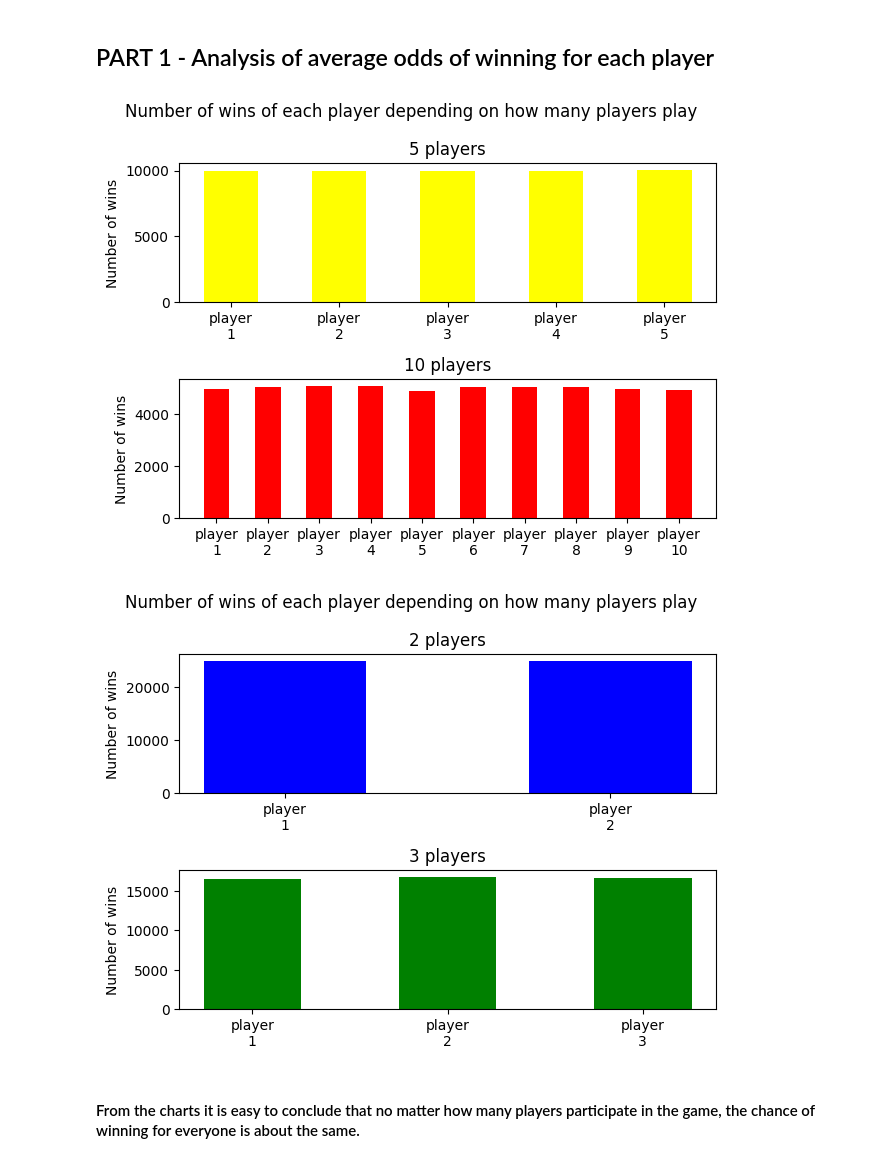
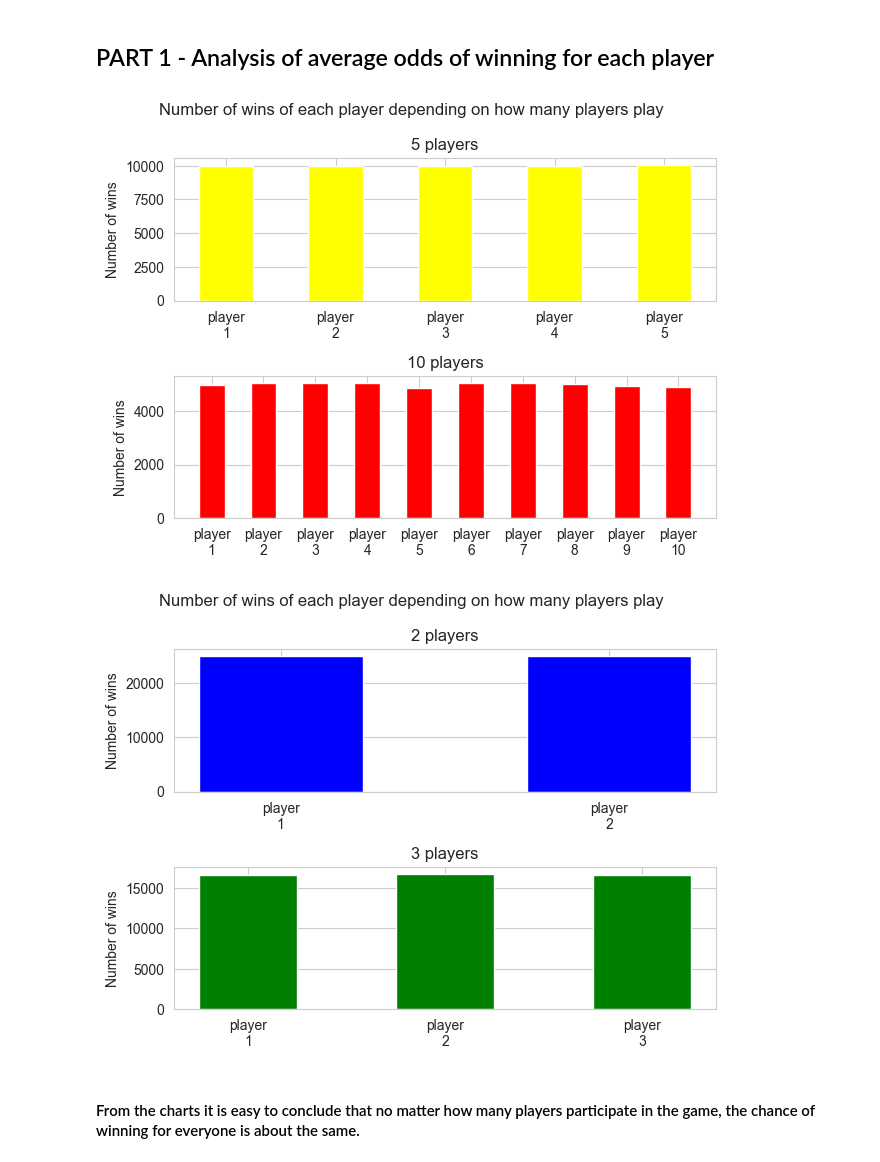
Before and after one commit to AntoniPoszkuta/poker_stats, a Jupyter notebook: wykresy.ipynb, the cells around one changed output. Drawn from its saved outputs; the diff is of its cells as text; code cells hidden in the pictures.

```diff
--- a/wykresy.ipynb
+++ b/wykresy.ipynb
@@ -7,22 +7,24 @@
 # %%
 import pandas as pd
 import numpy as np
 import matplotlib.pyplot as plt
+import seaborn as sns
 
 for i,x in enumerate([5,10]):
     colors = ['yellow','red']
     plt.subplot(2,1,i+1)
     with open(f"example_results\\{x}_players_players.csv") as data:
+        sns.set_style("whitegrid")
         data = pd.DataFrame(pd.read_csv(data))
         players = np.array([f'player\n{n}' for n in range(1,len(data)+1)])
         plt.bar(players,data["Number of wins"], color=colors[i], width=0.5)
         plt.ylabel("Number of wins")
         plt.title(f"{x} players")
 
 plt.suptitle("Number of wins of each player depending on how many players play")
 plt.tight_layout()
 # %% [output]
-[figure, old version]
+[figure, new version]
 # %%
 plt.suptitle("Number of wins of each player depending on how many players play")
 
@@ -32,6 +34,7 @@ for i,x in enumerate([2,3]):
     colors = ['blue','green']
     plt.subplot(2,1,i+1)
     with open(f"example_results\\{x}_players_players.csv") as data:
+        sns.set_style("whitegrid")
         data = pd.DataFrame(pd.read_csv(data))
         players = np.array([f'player\n{n}' for n in range(1,len(data)+1)])
         plt.bar(players,data["Number of wins"], color=colors[i], width=0.5)
@@ -41,7 +44,7 @@ for i,x in enumerate([2,3]):
 plt.suptitle("Number of wins of each player depending on how many players play")
 plt.tight_layout()
 # %% [output]
-[figure, old version]
+[figure, new version]
 # %% [markdown]
 #### From the charts it is easy to conclude that no matter how many players participate in the game, the chance of winning for everyone is about the same.
 # %% [markdown]
```
Also changed, not shown: parts of 5 cells of this notebook, 10 other files.
